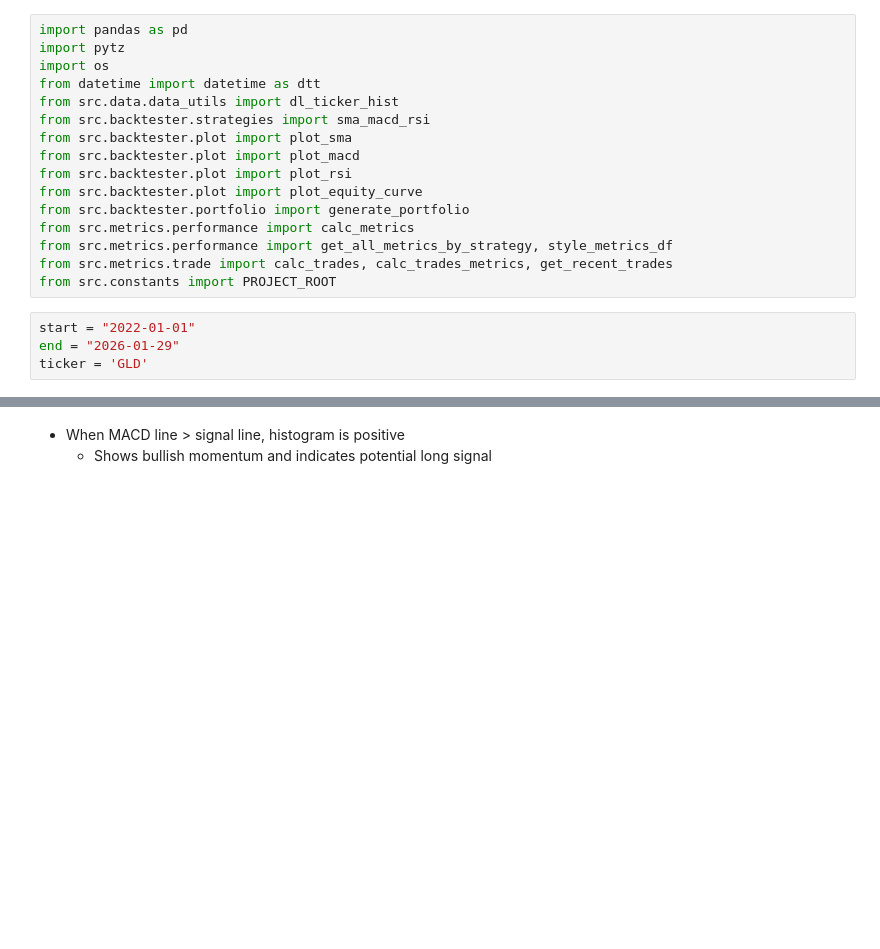
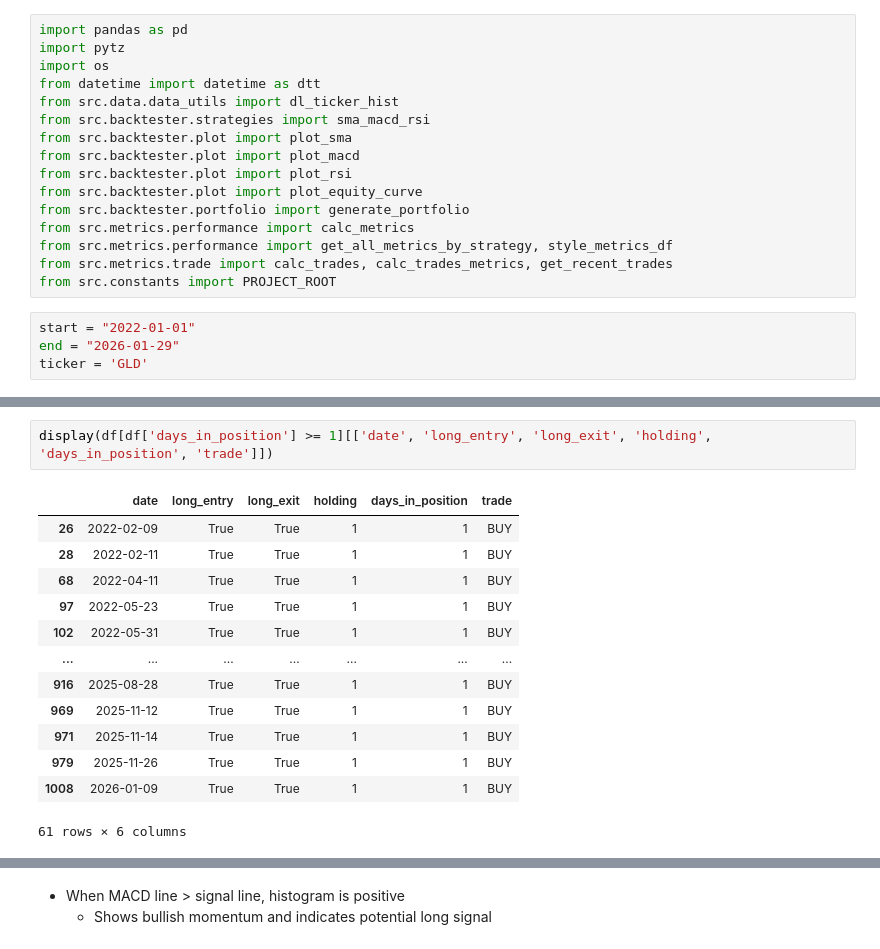
Before and after one commit to xyeng28/quant-strategy-backtester, a Jupyter notebook: notebooks/RSI_SMA_MACD_Backtesting.ipynb, the cells around one changed output, grey strips where cells are left out. Cells and saved outputs as stored; diff of their text form; blank space fills up the shorter version.

```diff
--- a/notebooks/RSI_SMA_MACD_Backtesting.ipynb
+++ b/notebooks/RSI_SMA_MACD_Backtesting.ipynb
@@ -99,0 +179,16 @@ plot_macd(macd_df, ticker)
+# %%
+display(df[df['days_in_position'] >= 1][['date', 'long_entry', 'long_exit', 'holding', 'days_in_position', 'trade']])
+# %% [output]
+|  | date | long_entry | long_exit | holding | days_in_position | trade |
+| 26 | 2022-02-09 | True | True | 1 | 1 | BUY |
+| 28 | 2022-02-11 | True | True | 1 | 1 | BUY |
+| 68 | 2022-04-11 | True | True | 1 | 1 | BUY |
+| 97 | 2022-05-23 | True | True | 1 | 1 | BUY |
+| 102 | 2022-05-31 | True | True | 1 | 1 | BUY |
+| ... | ... | ... | ... | ... | ... | ... |
+| 916 | 2025-08-28 | True | True | 1 | 1 | BUY |
+| 969 | 2025-11-12 | True | True | 1 | 1 | BUY |
+| 971 | 2025-11-14 | True | True | 1 | 1 | BUY |
+| 979 | 2025-11-26 | True | True | 1 | 1 | BUY |
+| 1008 | 2026-01-09 | True | True | 1 | 1 | BUY |
+61 rows × 6 columns
```
Also changed, not shown: parts of 34 cells of this notebook, 6 other files.
